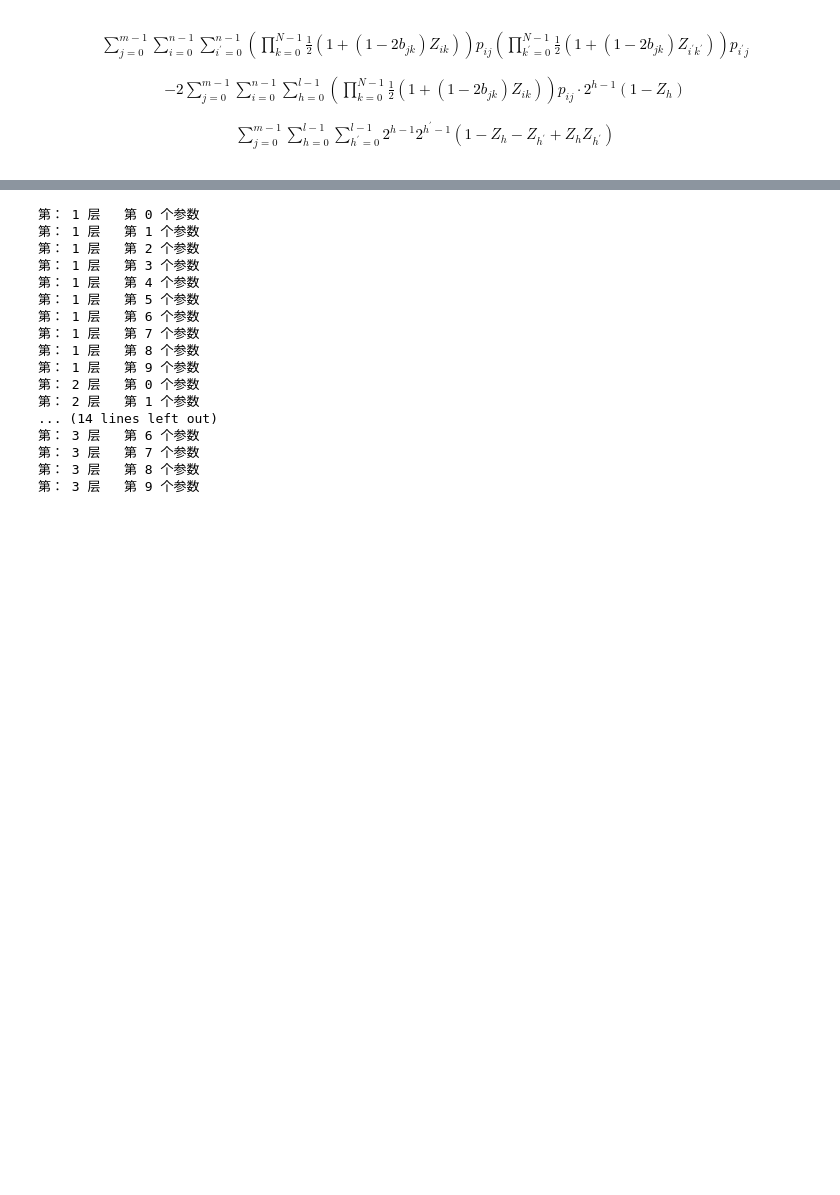
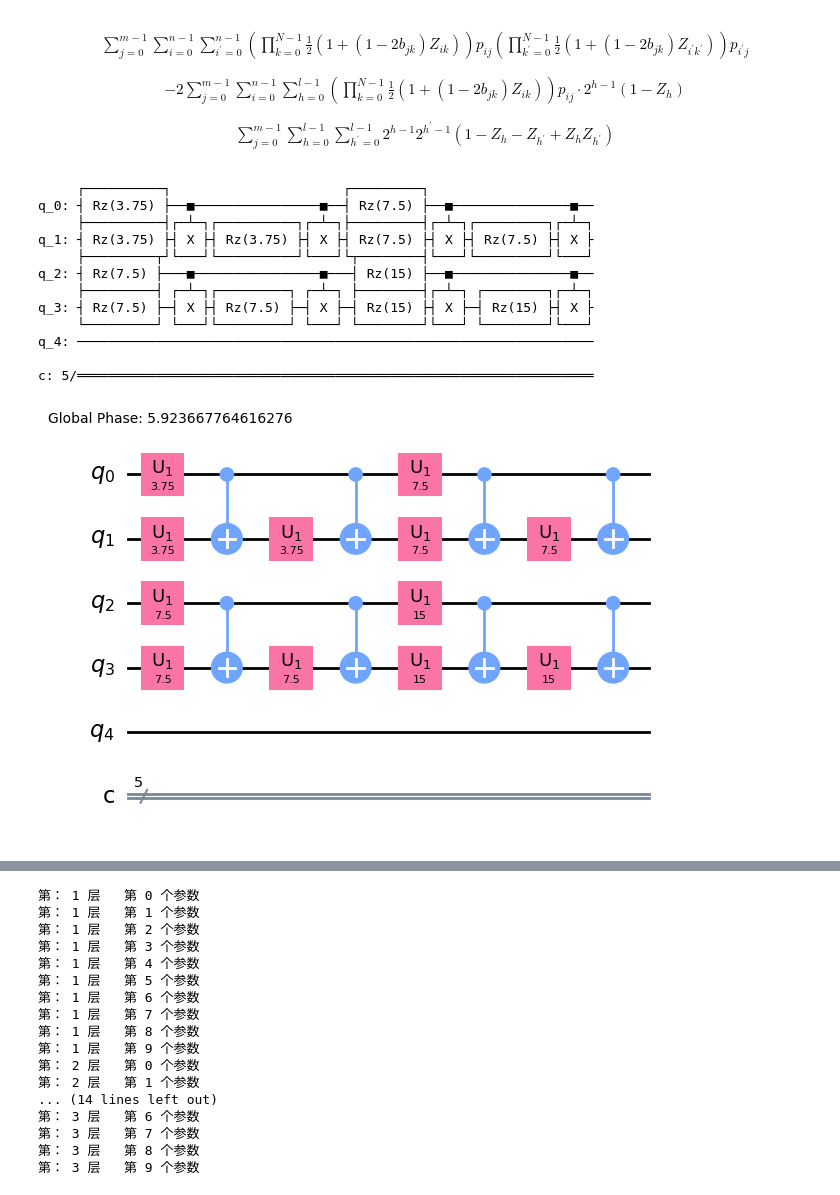
Before and after one commit to li-bit-spec/FOOSP, a Jupyter notebook: QAOA/binary/binary_exp_N=2.ipynb, the cells around one changed output, grey strips where cells are left out. Drawn from its saved outputs; the diff is of its cells as text; code cells hidden in the pictures; blank space fills up the shorter version.

```diff
--- a/QAOA/binary/binary_exp_N=2.ipynb
+++ b/QAOA/binary/binary_exp_N=2.ipynb
@@ -1,17 +1,17 @@
 # %%
 import numpy as np
 # 假设有 3 台机器和 3 个操作
-m = 4 # 机器数量
+m = 3 # 机器数量
 N = 2 # 表示机器的二进制 (0, 1)
 n = 2 # 操作数量
 l = 1  # 用于表示 C_max 的二进制位数
 
 # 处理时间矩阵 (例如)
-p = np.array([[1, 2, 3, 4],[4 ,2, 3, 1]])
+p = np.array([[1, 2, 3],[2, 3, 1]])
 
-b = np.array([[0, 0],[1, 0] ,[0, 1],[1,1]])
+b = np.array([[0, 0],[1, 0] ,[0, 1]])
 # 非法数组(用于表示机器数)(1, 1)
-bw = np.array([])
+bw = np.array([[1, 1]])
 # 常数
 K1 = 100
 P = 30
@@ -239,0 +265,21 @@ def get_cost_circuit3(gamma, qc):
+# %%
+from qiskit import Aer, QuantumCircuit, execute
+gamma= 1
+qc = QuantumCircuit(num_qubits, num_qubits)
+get_cost_circuit3(gamma, qc)
+print(qc)
+qc.decompose().draw('mpl')
+# %% [output]
+     ┌──────────┐                      ┌─────────┐
+q_0: ┤ Rz(3.75) ├──■────────────────■──┤ Rz(7.5) ├──■───────────────■──
+     ├──────────┤┌─┴─┐┌──────────┐┌─┴─┐├─────────┤┌─┴─┐┌─────────┐┌─┴─┐
+q_1: ┤ Rz(3.75) ├┤ X ├┤ Rz(3.75) ├┤ X ├┤ Rz(7.5) ├┤ X ├┤ Rz(7.5) ├┤ X ├
+     ├─────────┬┘└───┘└──────────┘└───┘└┬────────┤└───┘└─────────┘└───┘
+q_2: ┤ Rz(7.5) ├───■────────────────■───┤ Rz(15) ├──■───────────────■──
+     ├─────────┤ ┌─┴─┐┌─────────┐ ┌─┴─┐ ├────────┤┌─┴─┐ ┌────────┐┌─┴─┐
+q_3: ┤ Rz(7.5) ├─┤ X ├┤ Rz(7.5) ├─┤ X ├─┤ Rz(15) ├┤ X ├─┤ Rz(15) ├┤ X ├
+     └─────────┘ └───┘└─────────┘ └───┘ └────────┘└───┘ └────────┘└───┘
+q_4: ──────────────────────────────────────────────────────────────────
+
+c: 5/══════════════════════════════════════════════════════════════════
+[figure, added]
```
Also changed, not shown: parts of 6 cells of this notebook, 1 other file.
